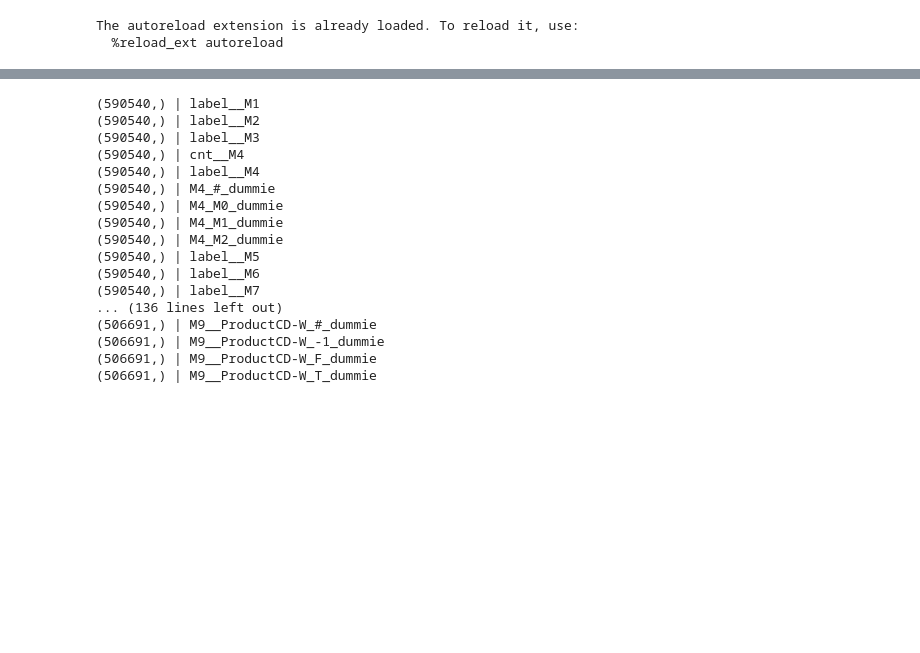
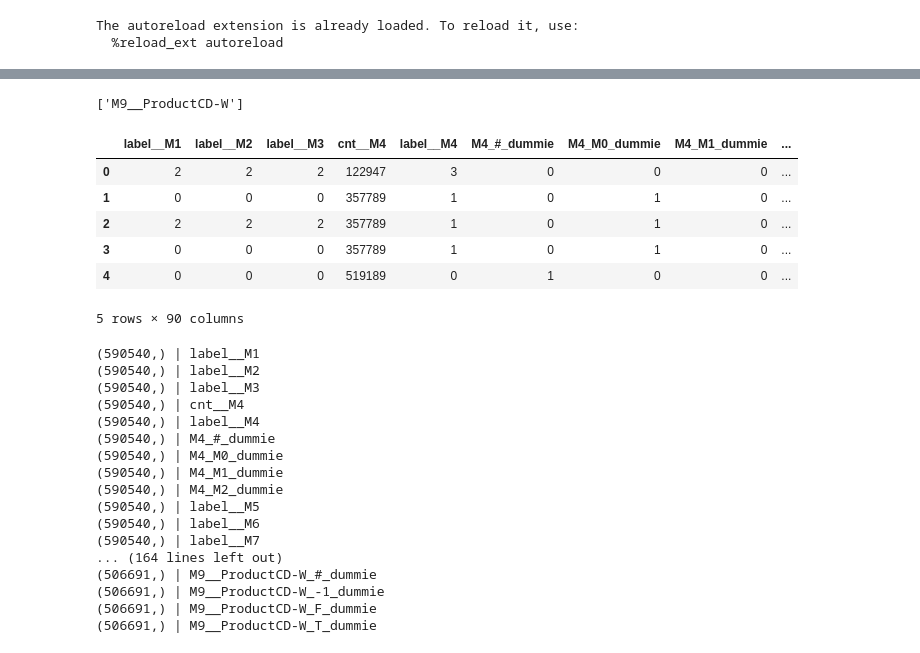
Before and after one commit to yryrgogo/ieee-fraud-5th-place, a Jupyter notebook: src/518_ieee__FE__M.ipynb, the cells around one changed output, grey strips where cells are left out. Cells and saved outputs as stored; diff of their text form; code cells hidden in the pictures; blank space fills up the shorter version.

```diff
--- a/src/518_ieee__FE__M.ipynb
+++ b/src/518_ieee__FE__M.ipynb
@@ -84,20 +80,13 @@ for col in tqdm(cols_M):
         feature_name = f'{col}__ProductCD-{pcd}'
         data[feature_name] = -1
         data.loc[data['ProductCD'].isin([pcd]), feature_name] = data.loc[data['ProductCD'].isin([pcd]), col]
-# %%
-for col in cols_M:
-    for val in vals_P:
-        tmp = data[data['ProductCD']==val]
-        print(val)
-        display(tmp[col].value_counts())
-        display(tmp.groupby(col)[COLUMN_TARGET].mean())
 # %%
 #========================================================================
 # FE Categorical Encoding
 #========================================================================
 
 cols_categorical = get_categorical_features(data, ignore_list=COLUMNS_IGNORE)
-# df_cat = data[cols_categorical].copy()
+df_cat = data[cols_categorical].copy()
 for col in tqdm(cols_categorical):
     num = df_cat[col].value_counts().shape[0]
     if not num>1:
@@ -120,19 +109,33 @@ for col in tqdm(cols_categorical):
     else:
         print(col)
     df_cat.drop(col, axis=1, inplace=True)
+# %%
+cols_cat = [col for col in df_cat.columns if col.count('label') or col.count('dummie') or col.count('cnt_')]
+# %% [output]
+['M9__ProductCD-W']
 # %%
-data_cat = data.join(df_cat, how='left')
+data_cat = pd.concat([data, df_cat[cols_cat]], axis=1)
 cols_feature = [col for col in data_cat.columns if col.count('M') and (
     col.count('cnt') or
     col.count('dummie') or
     col.count('label')
 )]
+# %%
+data_cat[cols_cats].head()
+# %% [output]
+|  | label__M1 | label__M2 | label__M3 | cnt__M4 | label__M4 | M4_#_dummie | M4_M0_dummie | M4_M1_dummie | ... |
+| 0 | 2 | 2 | 2 | 122947 | 3 | 0 | 0 | 0 | ... |
+| 1 | 0 | 0 | 0 | 357789 | 1 | 0 | 1 | 0 | ... |
+| 2 | 2 | 2 | 2 | 357789 | 1 | 0 | 1 | 0 | ... |
+| 3 | 0 | 0 | 0 | 357789 | 1 | 0 | 1 | 0 | ... |
+| 4 | 0 | 0 | 0 | 519189 | 0 | 1 | 0 | 0 | ... |
+5 rows × 90 columns
 # %%
 #========================================================================
 # Save
 #========================================================================
 prefix = '518'
-dir_save = 'valid'
+dir_save = 'check_trush'
 
 train = data_cat.iloc[:len(base_train)]
 test  = data_cat.iloc[len(base_train):]
@@ -151,7 +154,7 @@ save_feature(test[ cols_feature], prefix, dir_save, is_train=False, auto_type=Tr
 (590540,) | label__M5
 (590540,) | label__M6
 (590540,) | label__M7
-... (136 lines left out)
+... (164 lines left out)
 (506691,) | M9__ProductCD-W_#_dummie
 (506691,) | M9__ProductCD-W_-1_dummie
 (506691,) | M9__ProductCD-W_F_dummie
```
Also changed, not shown: parts of 1 cell of this notebook, 14 other files.
